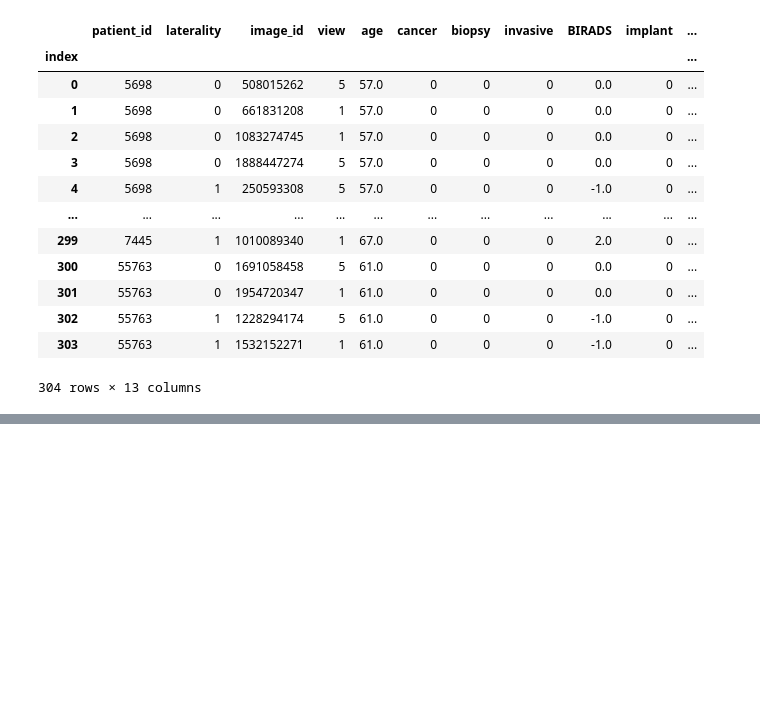
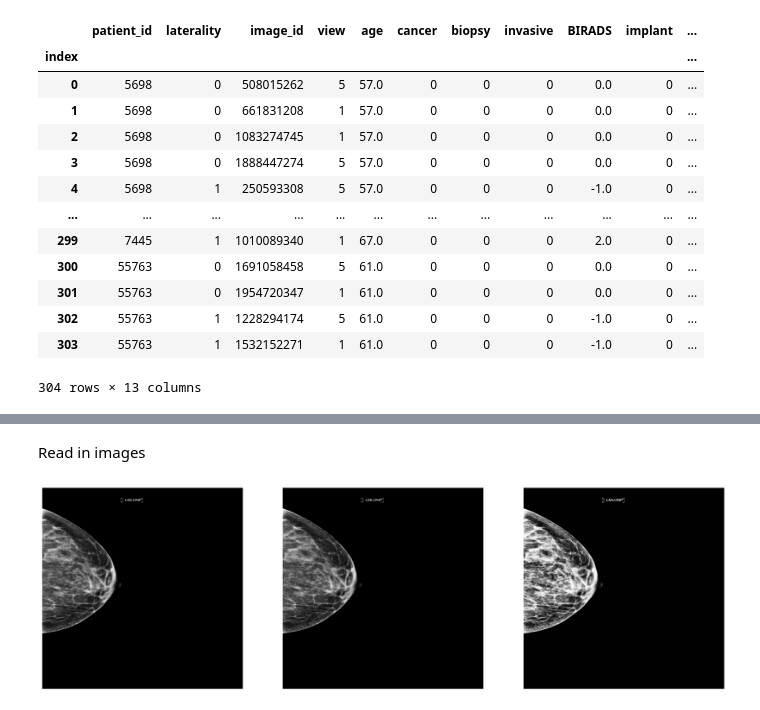
Before and after one commit to tranndt/ml-comp7944-RSNACancerDetection, a Jupyter notebook: 02_image.ipynb, the cells around one changed output, grey strips where cells are left out. Drawn from its saved outputs; the diff is of its cells as text; code cells hidden in the pictures; blank space fills up the shorter version.

```diff
--- a/02_image.ipynb
+++ b/02_image.ipynb
@@ -44,0 +104,24 @@ data_samples
+# %% [markdown]
+Read in images
+# %%
+img = cv2.imread('/Volumes/Seagate Portable Disk/University of Manitoba/Data Science/Datasets/RSNA Breast Cancer/rsna-1024-pngs/1357_553589978.png')
+# cv2.bilateralFilter(img, 9, 75, 75)
+# cv2.imshow('test',img)
+# cv2.waitKey(0)
+# img.max(2).shape
+# %%
+img0 = img
+img1 = cv2.bilateralFilter(img0, 5, 25, 25)
+gray = cv2.cvtColor(img0, cv2.COLOR_BGR2GRAY)
+clahe = cv2.createCLAHE(clipLimit=2.0, tileGridSize=(8, 8))
+img2 = clahe.apply(gray)
+
+imgs = [img0,img1,img2]
+fig, axs = plt.subplots(int(np.ceil(len(imgs)/5)), min(len(imgs),5), figsize=(min(25,len(imgs)*7),1*7))
+axs = axs.flatten()
+for i,ax_i in enumerate(axs):
+    ax_i.axis('off')
+    if i < len(imgs):
+        plot_img(imgs[i],ax_i,cmap='Greys_r', show=False)
+# %% [output]
+[figure, added]
```
Also changed, not shown: parts of 6 cells of this notebook, 4 other files.
